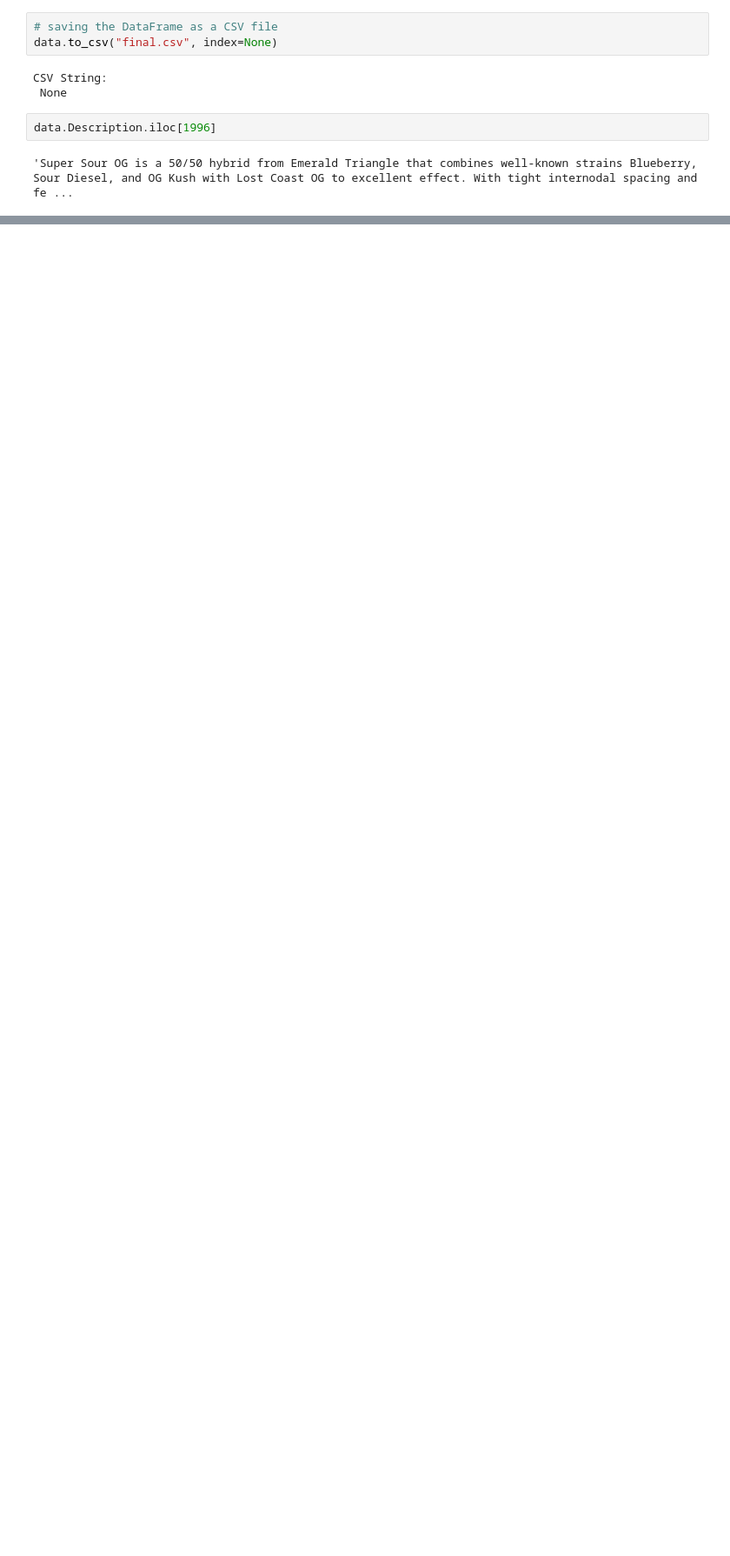
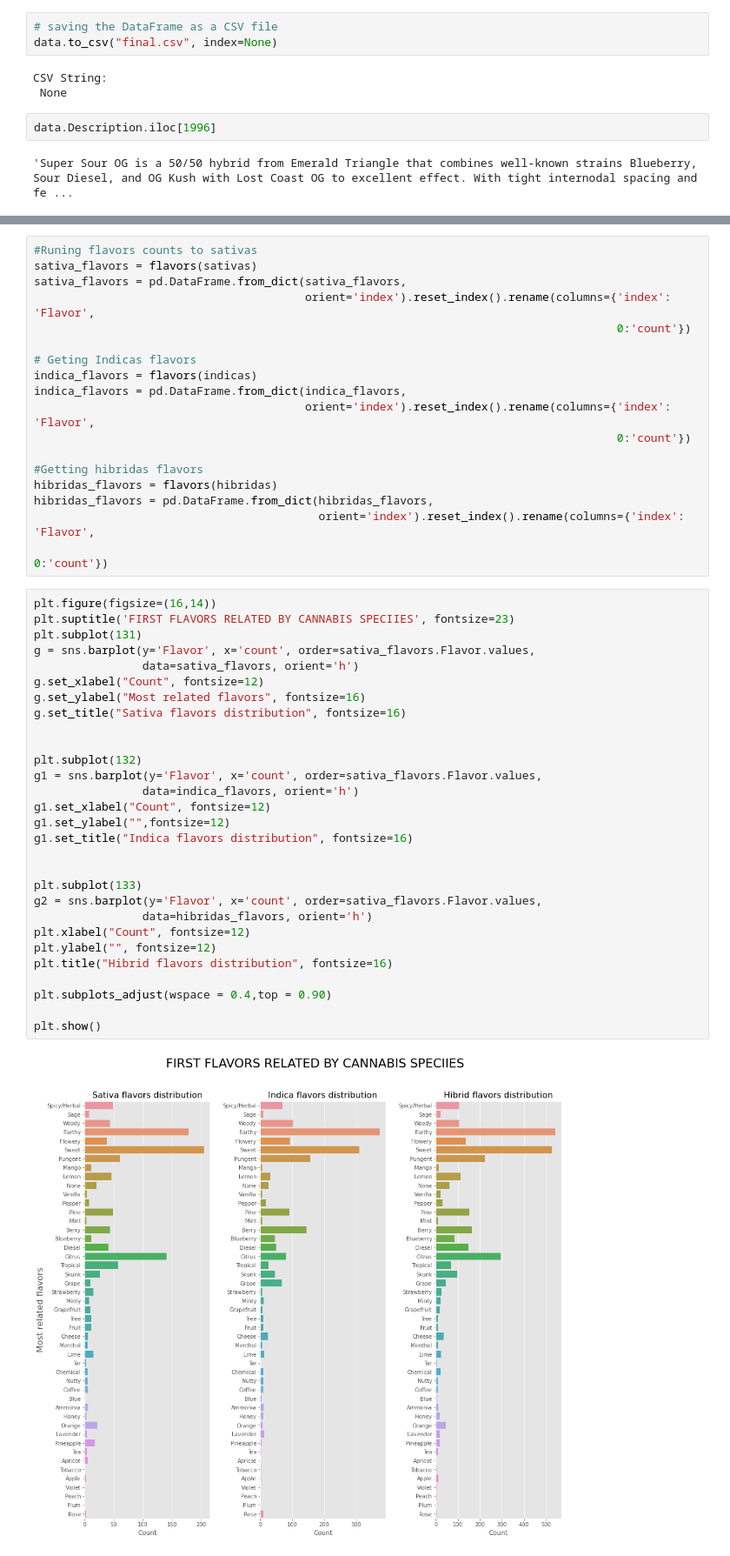
Before and after one commit to Air-BnB-2-BW/data-science, a Jupyter notebook: notebooks/notebook1.ipynb, the cells around one changed output, grey strips where cells are left out. Shown at 87% size. Drawn from its saved outputs; the diff is of its cells as text; blank space fills up the shorter version.

```diff
--- a/notebooks/notebook1.ipynb
+++ b/notebooks/notebook1.ipynb
@@ -282,0 +584,49 @@ data.Description.iloc[1996]
+# %%
+#Runing flavors counts to sativas
+sativa_flavors = flavors(sativas)
+sativa_flavors = pd.DataFrame.from_dict(sativa_flavors,
+                                        orient='index').reset_index().rename(columns={'index': 'Flavor',
+                                                                                      0:'count'})
+
+# Geting Indicas flavors
+indica_flavors = flavors(indicas)
+indica_flavors = pd.DataFrame.from_dict(indica_flavors,
+                                        orient='index').reset_index().rename(columns={'index': 'Flavor',
+                                                                                      0:'count'})
+
+#Getting hibridas flavors
+hibridas_flavors = flavors(hibridas)
+hibridas_flavors = pd.DataFrame.from_dict(hibridas_flavors,
+                                          orient='index').reset_index().rename(columns={'index': 'Flavor',
+                                                                                        0:'count'})
+# %%
+plt.figure(figsize=(16,14))
+plt.suptitle('FIRST FLAVORS RELATED BY CANNABIS SPECIIES', fontsize=23)
+plt.subplot(131)
+g = sns.barplot(y='Flavor', x='count', order=sativa_flavors.Flavor.values,
+                data=sativa_flavors, orient='h')
+g.set_xlabel("Count", fontsize=12)
+g.set_ylabel("Most related flavors", fontsize=16)
+g.set_title("Sativa flavors distribution", fontsize=16)
+
+
+plt.subplot(132)
+g1 = sns.barplot(y='Flavor', x='count', order=sativa_flavors.Flavor.values,
+                data=indica_flavors, orient='h')
+g1.set_xlabel("Count", fontsize=12)
+g1.set_ylabel("",fontsize=12)
+g1.set_title("Indica flavors distribution", fontsize=16)
+
+
+plt.subplot(133)
+g2 = sns.barplot(y='Flavor', x='count', order=sativa_flavors.Flavor.values,
+                data=hibridas_flavors, orient='h')
+plt.xlabel("Count", fontsize=12)
+plt.ylabel("", fontsize=12)
+plt.title("Hibrid flavors distribution", fontsize=16)
+
+plt.subplots_adjust(wspace = 0.4,top = 0.90)
+
+plt.show()
+# %% [output]
+[figure, added]
```
Also changed, not shown: parts of 58 cells of this notebook, 3 other files.
